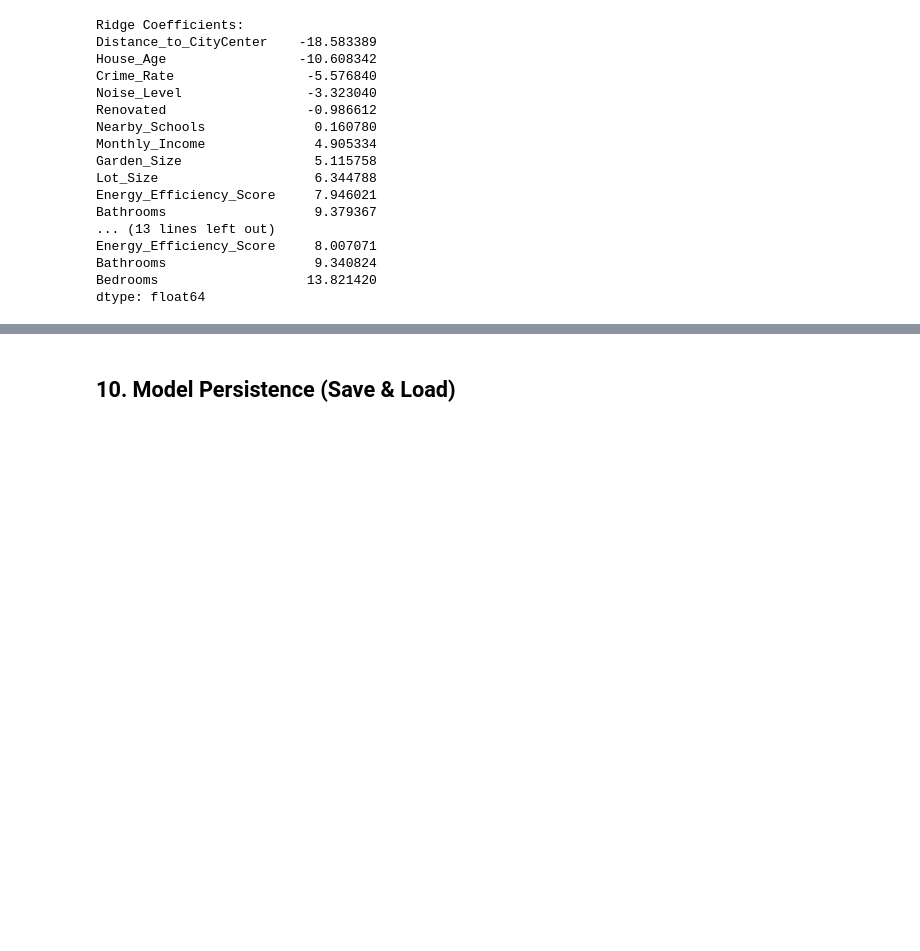
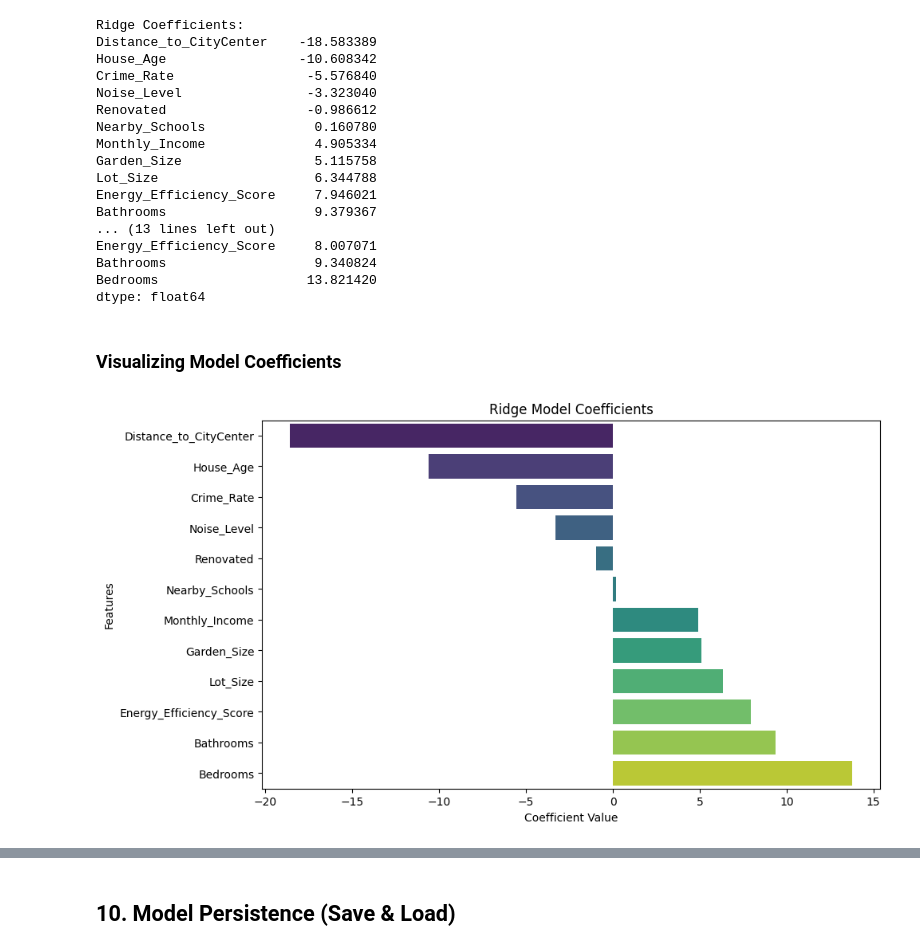
Before and after one commit to Muradamen/real-estate-price-prediction-ml, a Jupyter notebook: HousePrice_Project (1).ipynb, the cells around one changed output, grey strips where cells are left out. Cells and saved outputs as stored; diff of their text form; code cells hidden in the pictures; blank space fills up the shorter version.

```diff
--- a/HousePrice_Project (1).ipynb
+++ b/HousePrice_Project (1).ipynb
@@ -491,3 +465,14 @@ Energy_Efficiency_Score     8.007071
 Bathrooms                   9.340824
 Bedrooms                   13.821420
 dtype: float64
+# %% [markdown]
+### Visualizing Model Coefficients
+# %%
+plt.figure(figsize=(10, 6))
+sns.barplot(x=ridge_coefs.values, y=ridge_coefs.index, palette='viridis')
+plt.title('Ridge Model Coefficients')
+plt.xlabel('Coefficient Value')
+plt.ylabel('Features')
+plt.show()
+# %% [output]
+[figure, added]
```
Also changed, not shown: parts of 29 cells of this notebook, 7 other files.
